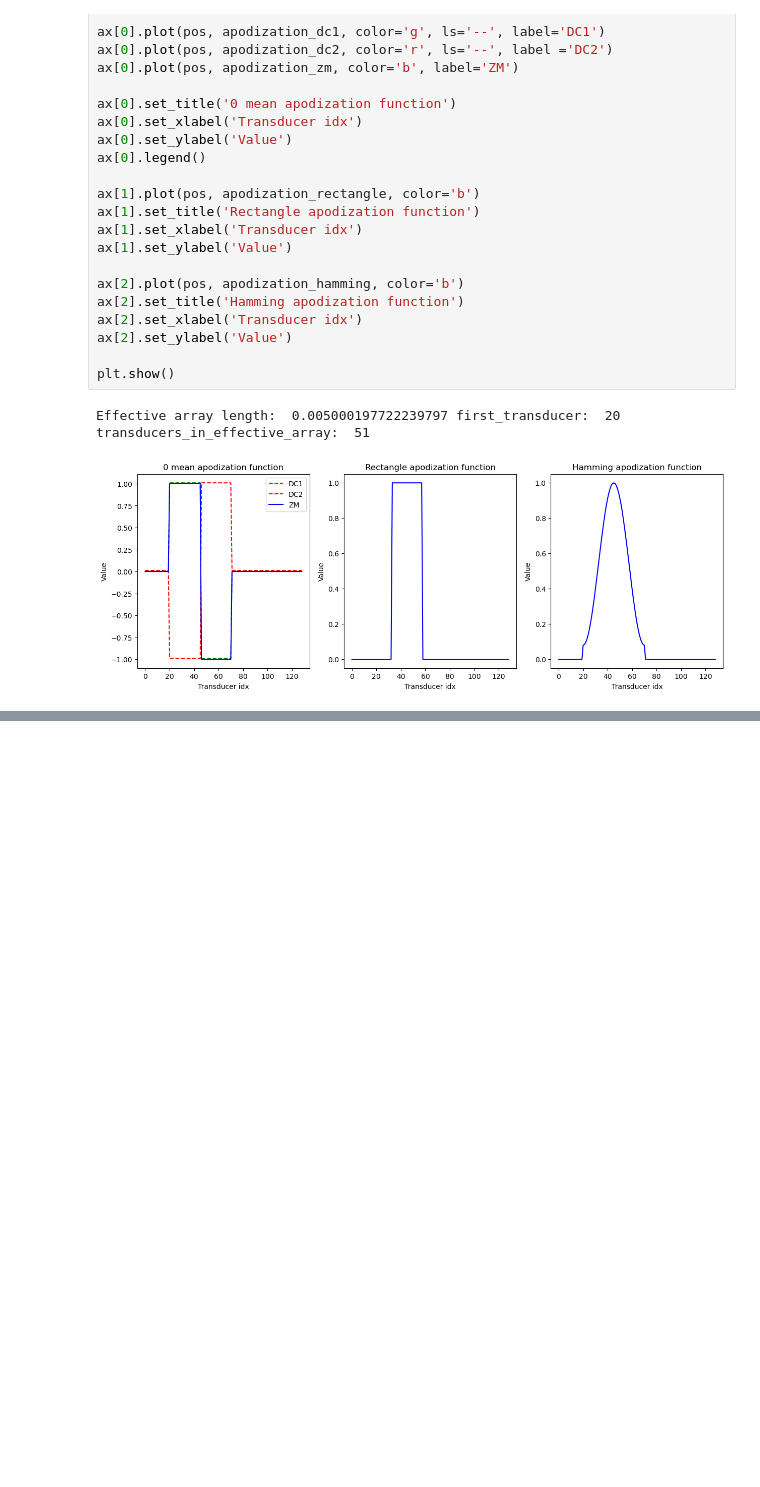
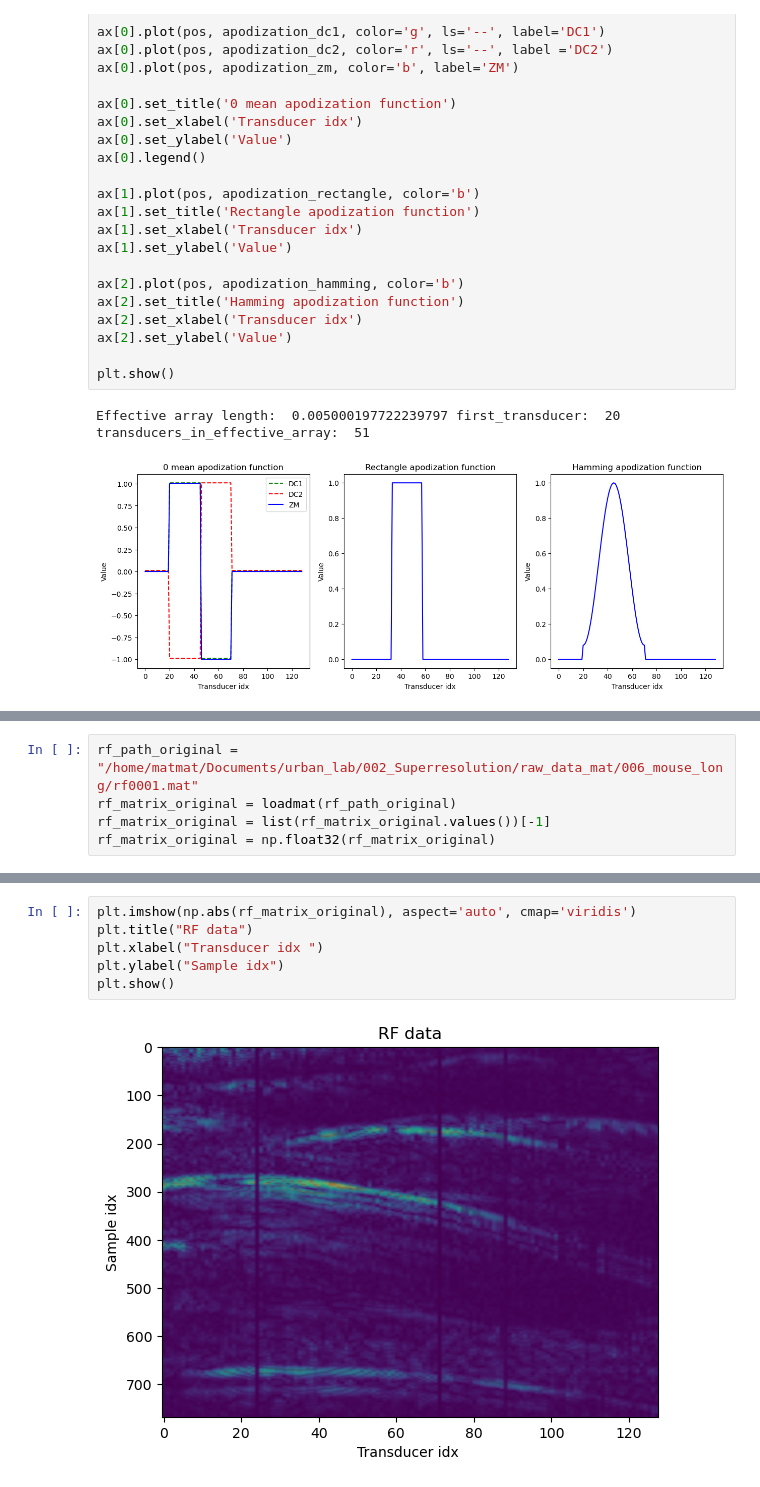
Before and after one commit to MatthieuVAUTRIN/superresolution, a Jupyter notebook: plot_apodization.ipynb, the cells around one changed output, grey strips where cells are left out. Drawn from its saved outputs; the diff is of its cells as text; blank space fills up the shorter version.

```diff
--- a/plot_apodization.ipynb
+++ b/plot_apodization.ipynb
@@ -72,0 +56,5 @@ array([0.        , 0.        , 0.        , 0.        , 0.        ,
+# %%
+rf_path_original =  "/home/matmat/Documents/urban_lab/002_Superresolution/raw_data_mat/006_mouse_long/rf0001.mat"
+rf_matrix_original = loadmat(rf_path_original)
+rf_matrix_original = list(rf_matrix_original.values())[-1]
+rf_matrix_original = np.float32(rf_matrix_original)
@@ -72,0 +82,8 @@ array([0.        , 0.        , 0.        , 0.        , 0.        ,
+# %%
+plt.imshow(np.abs(rf_matrix_original), aspect='auto', cmap='viridis')
+plt.title("RF data")
+plt.xlabel("Transducer idx ")
+plt.ylabel("Sample idx")
+plt.show()
+# %% [output]
+[figure, added]
```
Also changed, not shown: parts of 7 cells of this notebook, 6 other files.
